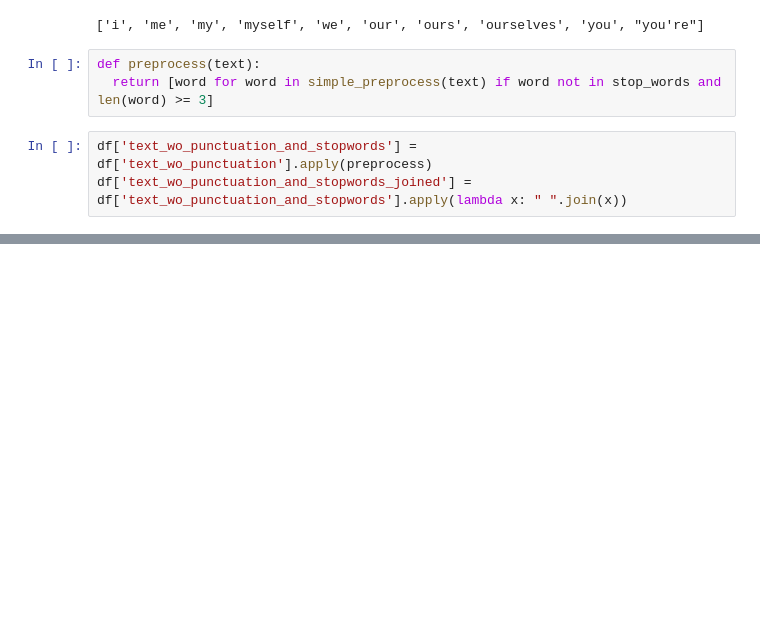
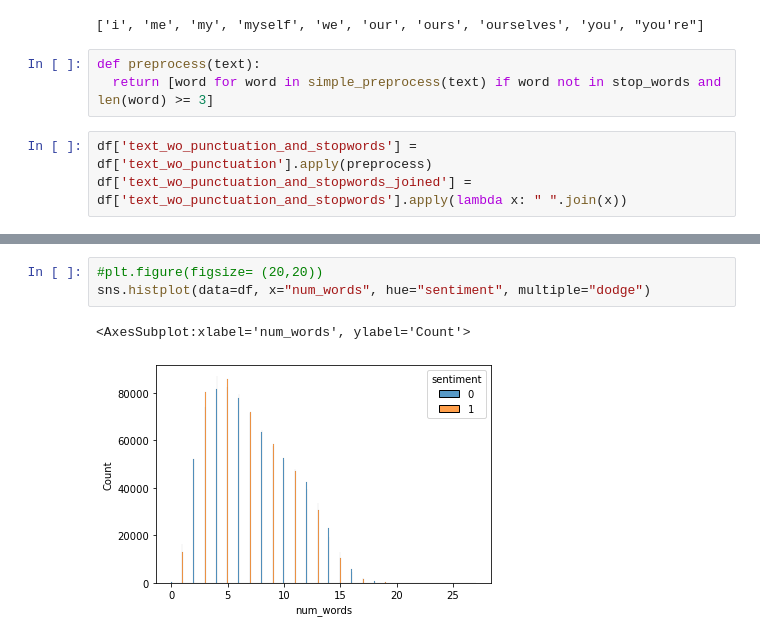
Before and after one commit to AndreGoncalves013/Twitter_Sentiment_Analysis, a Jupyter notebook: twitter_sentiment_analysis.ipynb, the cells around one changed output, grey strips where cells are left out. Drawn from its saved outputs; the diff is of its cells as text; blank space fills up the shorter version.

```diff
--- a/twitter_sentiment_analysis.ipynb
+++ b/twitter_sentiment_analysis.ipynb
@@ -90,0 +129,6 @@ df.head()
+# %%
+#plt.figure(figsize= (20,20))
+sns.histplot(data=df, x="num_words", hue="sentiment", multiple="dodge")
+# %% [output]
+<AxesSubplot:xlabel='num_words', ylabel='Count'>
+[figure, added]
```
Also changed, not shown: parts of 21 cells of this notebook.
